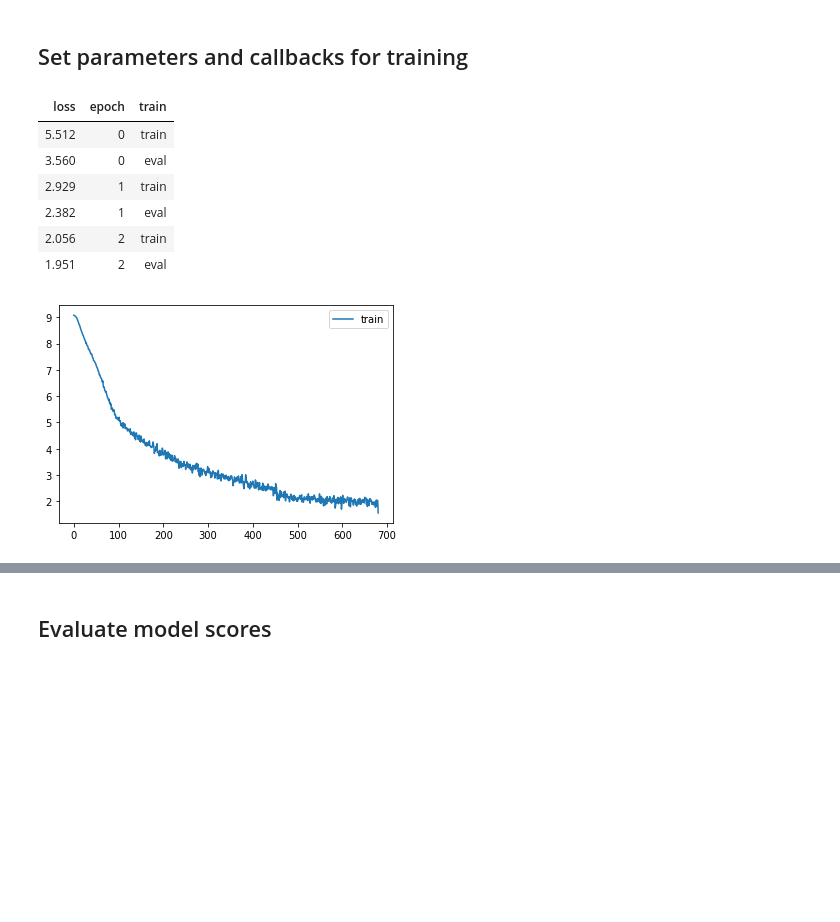
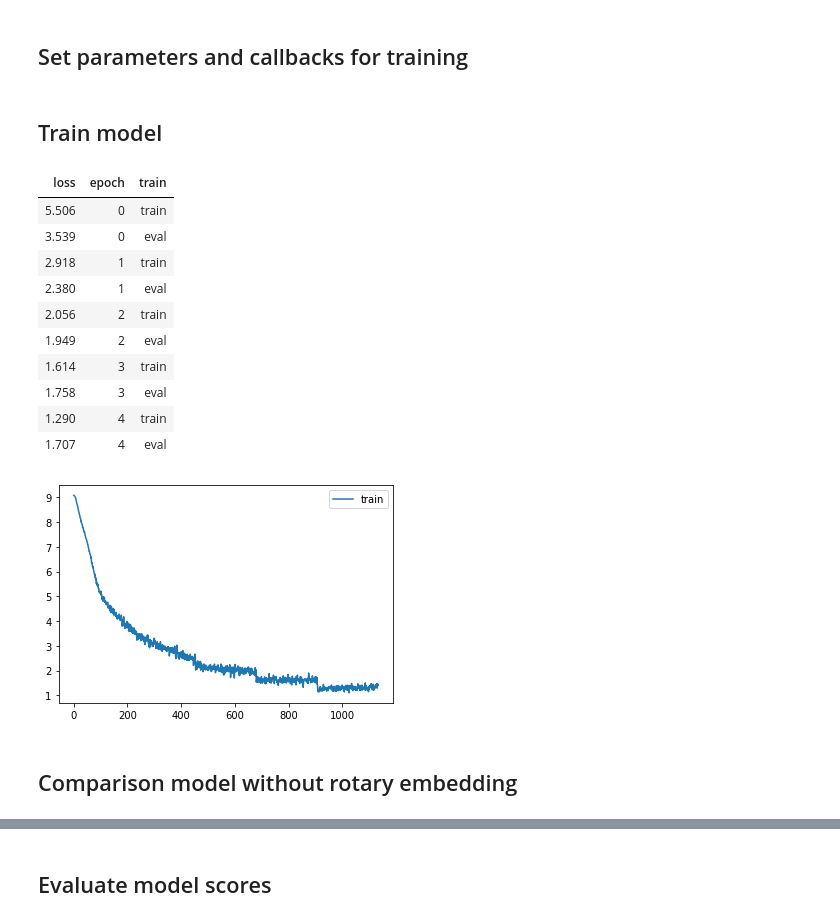
Before and after one commit to RRisto/learning, a Jupyter notebook: nn_learn/rotary_embedding/transformer_ger_to_eng_callbacks.ipynb, the cells around one changed output, grey strips where cells are left out. Saved outputs shown, nothing was run; the diff lists cells and outputs as text; code cells hidden in the pictures; blank space fills up the shorter version.

Commit message:
rotary embedding example

```diff
--- a/nn_learn/rotary_embedding/transformer_ger_to_eng_callbacks.ipynb
+++ b/nn_learn/rotary_embedding/transformer_ger_to_eng_callbacks.ipynb
@@ -247,8 +186,6 @@ def pad_sequence(batch, pad_id):
     trg_padded = torch.nn.utils.rnn.pad_sequence(trg_seqs,
                                 batch_first=True, padding_value = pad_id)
     return src_padded, trg_padded
-# %%
-batch_size = 128
 # %%
 class DataLoaders:
     def __init__(self, unk_id, bos_id, eos_id, pad_id, batch_size, max_seq_len, *dls):
@@ -305,7 +240,8 @@ class MultiHeadedAttention(nn.Module):
         self.dropout = nn.Dropout(dropout)
         self.use_rot_emb=use_rot_emb
         if use_rot_emb:
-            self.rotary_emb = RotaryEmbedding(dim = self.d_k//2)
+            #self.rotary_emb = RotaryEmbedding(dim = self.d_k//2)
+            self.rotary_emb = RotaryEmbedding(dim = self.d_k)
 
     def forward(self, x_query, x_key, x_value, mask=None):
         nbatch = x_query.size(0) # get batch size
@@ -360,8 +296,8 @@ class Encoder(nn.Module):
         self.dropout = nn.Dropout(config.dropout)
         self.norm = nn.LayerNorm(config.d_embed)
 
-    def forward(self, input, mask=None):
-        x = self.tok_embed(input)
+    def forward(self, inp, mask=None):
+        x = self.tok_embed(inp)
         x_pos = self.pos_embed[:, :x.size(1), :]
         x = self.dropout(x + x_pos)
         for layer in self.encoder_blocks:
@@ -401,15 +337,16 @@ class Decoder(nn.Module):
         self.decoder_blocks = nn.ModuleList([DecoderBlock(config) for _ in range(config.N_decoder)])
         self.norm = nn.LayerNorm(config.d_embed)
         self.linear = nn.Linear(config.d_embed, config.decoder_vocab_size)
+        self.device=config.device
 
-    def future_mask(self, seq_len):
+    def future_mask(self, seq_len, device):
         '''mask out tokens at future positions'''
-        mask = (torch.triu(torch.ones(seq_len, seq_len, requires_grad=False), diagonal=1)!=0).to(DEVICE)
+        mask = (torch.triu(torch.ones(seq_len, seq_len, requires_grad=False), diagonal=1)!=0).to(device)
         return mask.view(1, 1, seq_len, seq_len)
 
     def forward(self, memory, src_mask, trg, trg_pad_mask):
         seq_len = trg.size(1)
-        trg_mask = torch.logical_or(trg_pad_mask, self.future_mask(seq_len))
+        trg_mask = torch.logical_or(trg_pad_mask, self.future_mask(seq_len, self.device))
         x = self.tok_embed(trg) + self.pos_embed[:, :trg.size(1), :]
         x = self.dropout(x)
         for layer in self.decoder_blocks:
@@ -470,9 +407,10 @@ class ModelConfig:
     unk_id: int
     bos_id: int
     eos_id: int
+    device: str
 
-def make_model(config, device='cuda'):
-    model = Transformer(Encoder(config), Decoder(config)).to(device)
+def make_model(config):
+    model = Transformer(Encoder(config), Decoder(config)).to(config.device)
     # initialize model parameters
     # it seems that this initialization is very important!
     for p in model.parameters():
@@ -732,7 +663,7 @@ batch_size = 128
 max_seq_len=50
 dls=get_dls(SRC, TRG, tokenizers, batch_size, max_seq_len)
 
-#model config
+# #model config
 config = ModelConfig(encoder_vocab_size = vocab_sizes[SRC],
                      decoder_vocab_size=vocab_sizes[TRG],
                      d_embed=512,
@@ -746,7 +677,8 @@ config = ModelConfig(encoder_vocab_size = vocab_sizes[SRC],
                      pad_id=dls.pad_id,
                      unk_id=dls.unk_id,
                      bos_id=dls.bos_id,
-                     eos_id=dls.eos_id)
+                     eos_id=dls.eos_id,
+                     device='cuda')
 
 model = make_model(config)
 
@@ -773,15 +705,23 @@ cbs = [TrainCB(),
        ProgressCB(plot=True)]
 # %%
 learner = Learner(model, dls, loss_func, lr, cbs, opt_func=optimizer_func)
+# %% [markdown]
+## Train model
 # %%
-N_epochs=3
+N_epochs=5
 learner.fit(N_epochs, valid=True)
 # %% [output]
 | loss | epoch | train |
-| 5.512 | 0 | train |
-| 3.560 | 0 | eval |
-| 2.929 | 1 | train |
-| 2.382 | 1 | eval |
+| 5.506 | 0 | train |
+| 3.539 | 0 | eval |
+| 2.918 | 1 | train |
+| 2.380 | 1 | eval |
 | 2.056 | 2 | train |
-| 1.951 | 2 | eval |
+| 1.949 | 2 | eval |
+| 1.614 | 3 | train |
+| 1.758 | 3 | eval |
+| 1.290 | 4 | train |
+| 1.707 | 4 | eval |
-[figure, old version]
+[figure, new version]
+# %% [markdown]
+## Comparison model without rotary embedding
```
Also changed, not shown: parts of 54 cells of this notebook.
